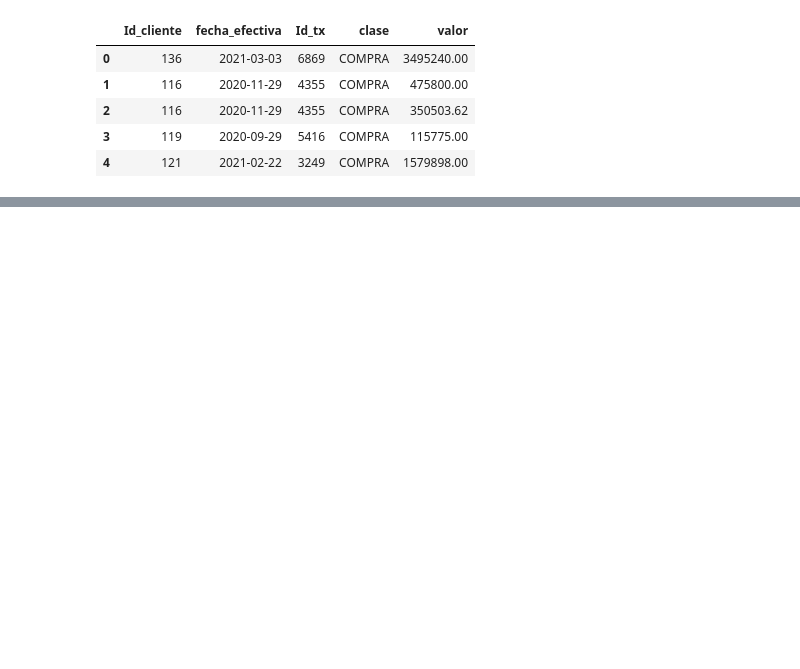
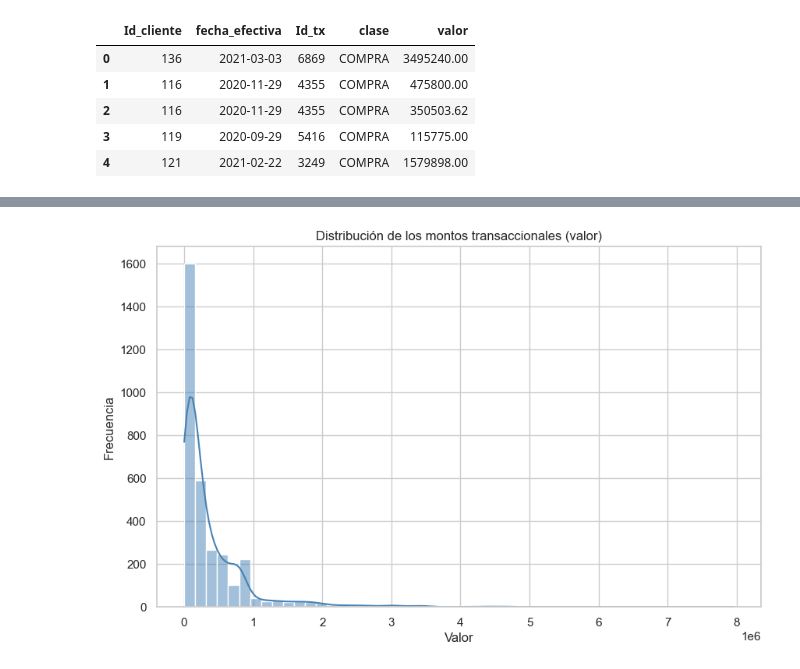
Before and after one commit to JhonatanSmith/PT-Tuya, a Jupyter notebook: notebooks/2 EDAE.ipynb, the cells around one changed output, grey strips where cells are left out. Cells and saved outputs as stored; diff of their text form; code cells hidden in the pictures; blank space fills up the shorter version.

```diff
--- a/notebooks/2 EDAE.ipynb
+++ b/notebooks/2 EDAE.ipynb
@@ -5,6 +5,7 @@ import matplotlib.pyplot as plt
 import seaborn as sns
 # %%
 df = pd.read_csv("../data/silver/master_table.csv")
+df.fecha_efectiva = pd.to_datetime(df.fecha_efectiva, format="%Y-%m-%d", errors="coerce")
 df.head()
 # %% [output]
 |  | Id_cliente | fecha_efectiva | Id_tx | clase | valor |
@@ -15,0 +44,8 @@ df.head()
+# %%
+sns.histplot(df["valor"], kde=True, bins=50, color='steelblue')
+plt.title("Distribución de los montos transaccionales (valor)")
+plt.xlabel("Valor")
+plt.ylabel("Frecuencia")
+plt.show()
+# %% [output]
+[figure, added]
```
Also changed, not shown: parts of 22 cells of this notebook, 20 other files.
